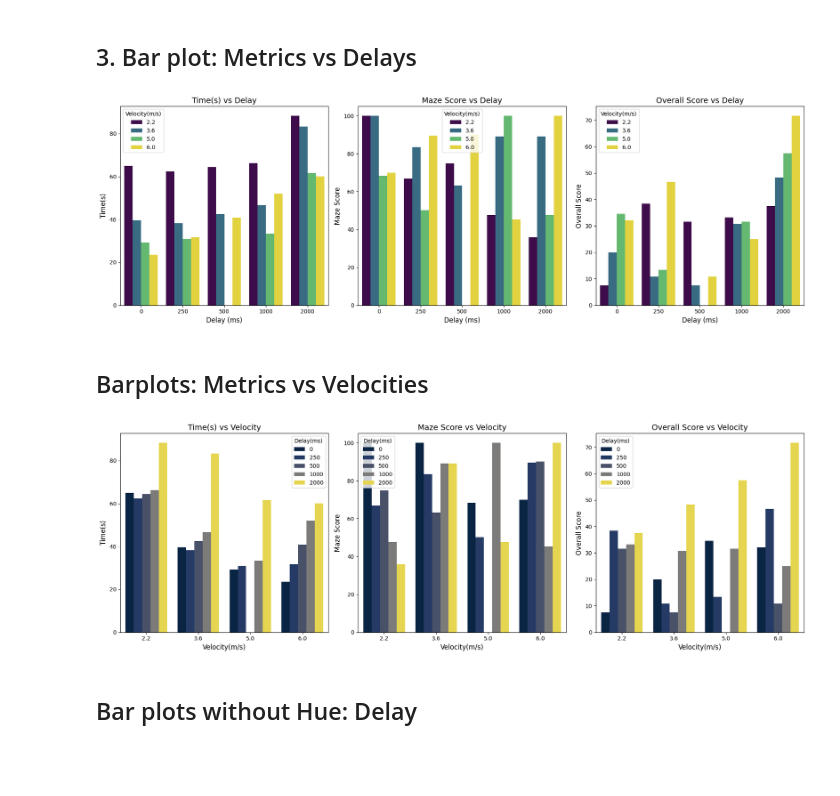
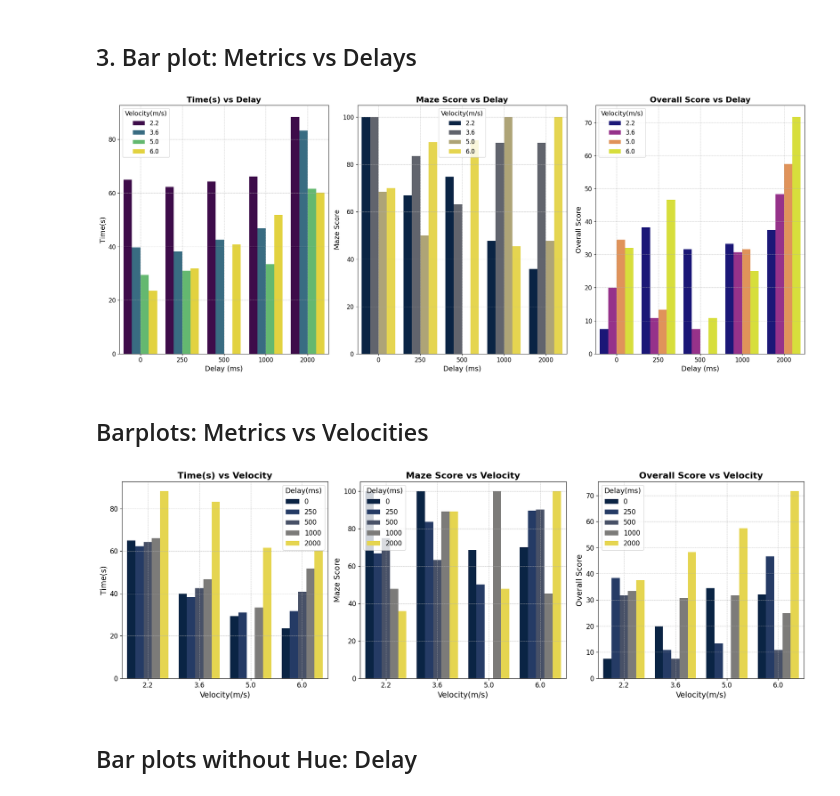
Before and after one commit to Raul-Villegas23/Thesis_python, a Jupyter notebook: experimental-analysis/bonus/bonus_analysis_notebook.ipynb, the cells around one changed output. Drawn from its saved outputs; the diff is of its cells as text; code cells hidden in the pictures; blank space fills up the shorter version.

```diff
--- a/experimental-analysis/bonus/bonus_analysis_notebook.ipynb
+++ b/experimental-analysis/bonus/bonus_analysis_notebook.ipynb
@@ -104,30 +104,35 @@ plt.show()
 # %%
 # Function to create a bar plot inside a specific subplot
 def bar_plot(ax, data, x, y, title, xlabel, ylabel, hue, palette):
     sns.barplot(x=x, y=y, data=data, errorbar=None, palette=palette, hue=hue, ax=ax)
-    ax.set_title(title, fontsize=14)
-    ax.set_xlabel(xlabel, fontsize=12)
-    ax.set_ylabel(ylabel, fontsize=12)
-    ax.tick_params(axis='x', labelsize=10)
-    ax.tick_params(axis='y', labelsize=10)
+    ax.set_title(title, fontsize=16, fontweight='bold')
+    ax.set_xlabel(xlabel, fontsize=14)
+    ax.set_ylabel(ylabel, fontsize=14)
+    ax.tick_params(axis='x', labelsize=12)
+    ax.tick_params(axis='y', labelsize=12)
+    ax.grid(True, linestyle='--', linewidth=0.5)
+    ax.legend(title=hue, fontsize=12, title_fontsize='13')
 
 # Create a figure with subplots (1 row, 3 columns)
-fig, axes = plt.subplots(1, 3, figsize=(18, 6))  # Adjust the number of subplots and size as necessary
+fig, axes = plt.subplots(1, 3, figsize=(20, 8))  # Adjust the number of subplots and size as necessary
 
 # List of dependent variables to plot
 columns = ['Time(s)', 'Maze Score', 'Overall Score']
 
-# Loop over each column and create a subplot
+# List of colormaps to use for each subplot
+colormaps = ["viridis", "cividis", "plasma"]
+
+# Loop over each column and create a subplot with a different colormap
 for i, column in enumerate(columns):
-    bar_plot(axes[i], data, 'Delay(ms)', column, f'{column} vs Delay', 'Delay (ms)', column, hue="Velocity(m/s)", palette="viridis")
+    bar_plot(axes[i], data, 'Delay(ms)', column, f'{column} vs Delay', 'Delay (ms)', column, hue="Velocity(m/s)", palette=colormaps[i])
 
 # Adjust the layout to prevent overlapping of plots
 plt.tight_layout()
 
 # Show the combined figure with subplots
 plt.show()
 # %% [output]
-[figure, old version]
+[figure, new version]
 # %% [markdown]
 ## Barplots: Metrics vs Velocities
 # %%
@@ -146,7 +151,7 @@ plt.tight_layout()
 # Show the combined figure with subplots
 plt.show()
 # %% [output]
-[figure, old version]
+[figure, new version]
 # %% [markdown]
 ## Bar plots without Hue: Delay
 # %%
```
Also changed, not shown: parts of 11 cells of this notebook, 20 other files.
